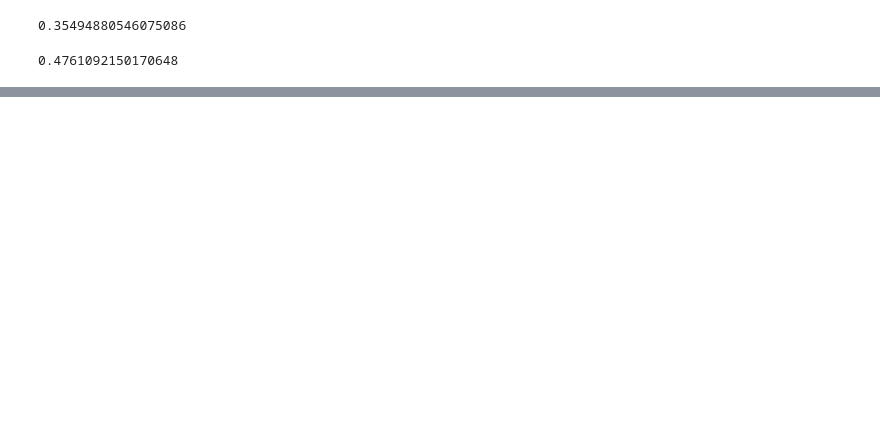
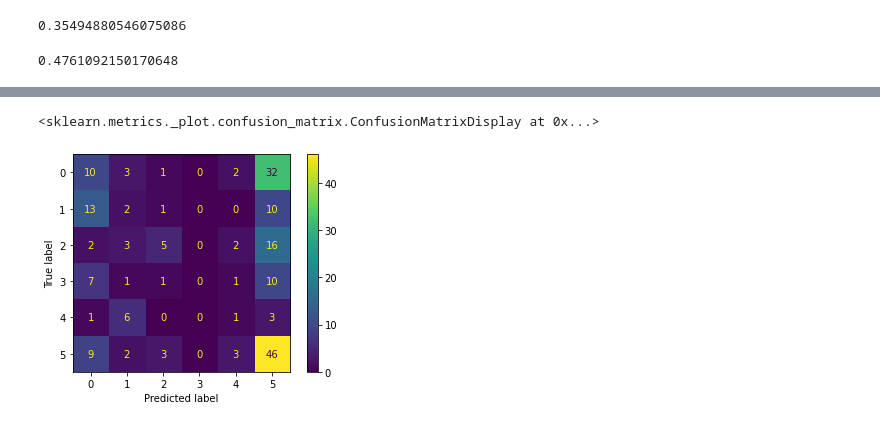
Before and after one commit to LydiaCuffman/cville_school_zones, a Jupyter notebook: EDA.ipynb, the cells around one changed output, grey strips where cells are left out. Saved outputs shown, nothing was run; the diff lists cells and outputs as text; code cells hidden in the pictures; blank space fills up the shorter version.

```diff
--- a/EDA.ipynb
+++ b/EDA.ipynb
@@ -648,6 +649,7 @@ memory usage: 171.1 KB
 # %%
 race_features = ['White', 'Black', 'AmIndian', 'Asian', 'Hawaiian', 'Other', 'WhtBlk']
 race = X[race_features]
+race_train, race_test, y_train, y_test = train_test_split(race, y, test_size=.25, random_state=12)
 # %%
 #Logistic Regression with only racial composition of census block
 pipe_race = Pipeline(steps=(('scale', StandardScaler()), ('knn', KNNImputer()),
@@ -708,0 +720,7 @@ tree_grid_search.score(X_te_pca, y_test_labelled)
+# %%
+block_predictions_race = confusion_matrix(y_test_labelled, tree_grid_search_race.predict(race_te_pca))
+disp2 = ConfusionMatrixDisplay(block_predictions_race)
+disp2.plot()
+# %% [output]
+<sklearn.metrics._plot.confusion_matrix.ConfusionMatrixDisplay at 0x...>
+[figure, added]
```
Also changed, not shown: parts of 12 cells of this notebook.
